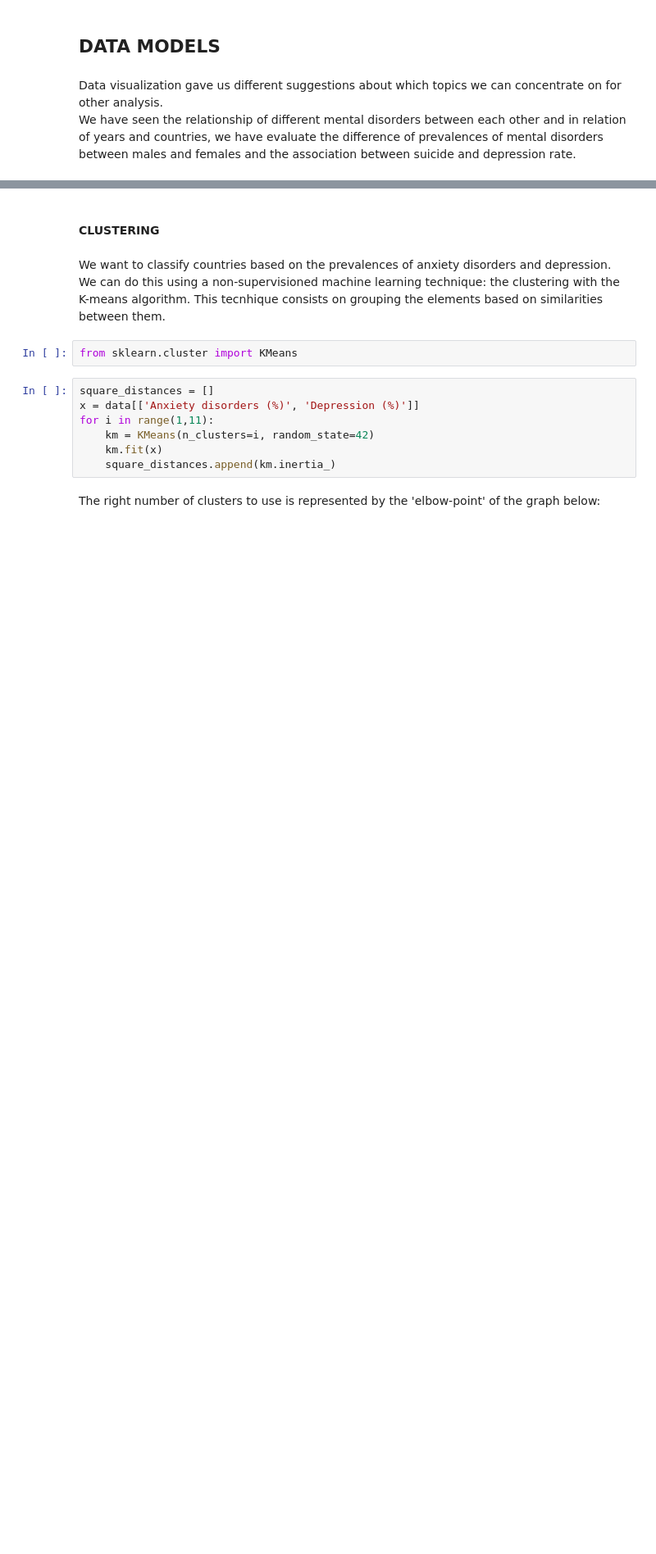
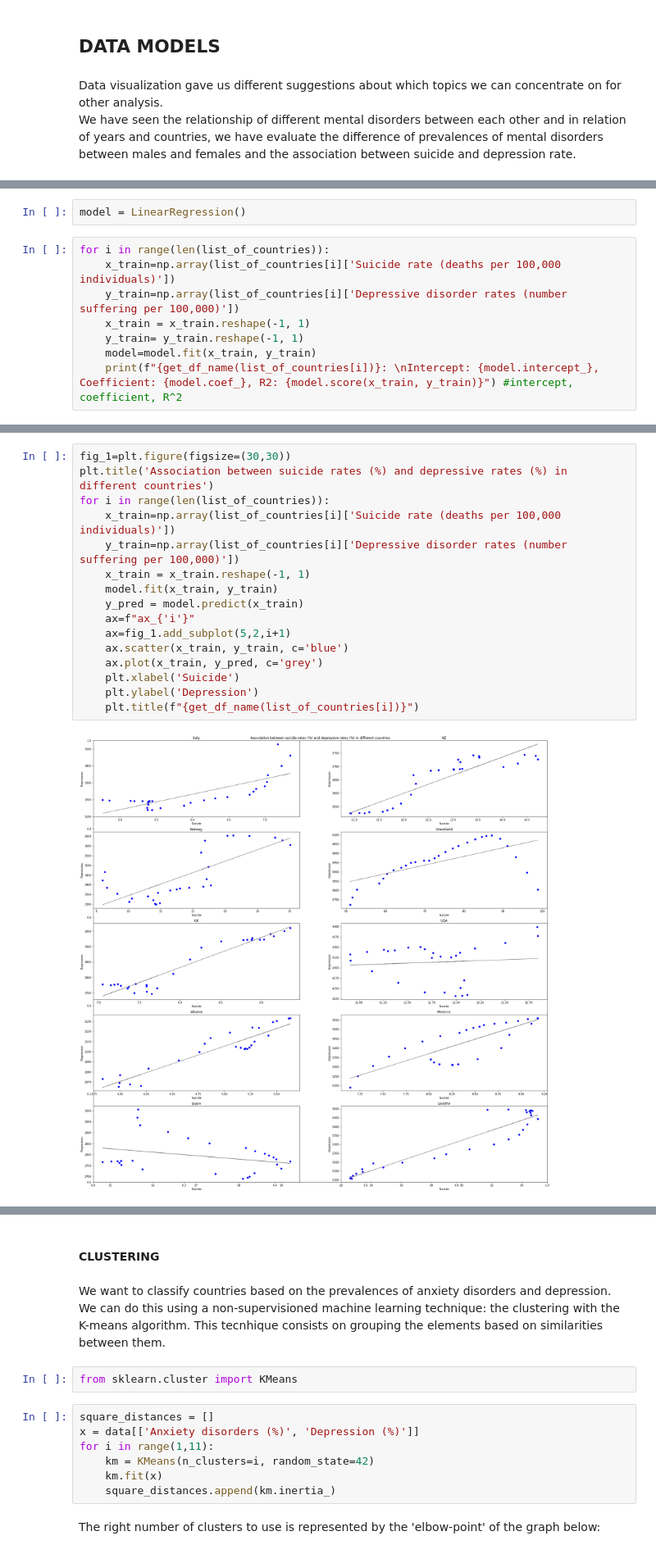
Before and after one commit to elisademuri/Project-Programming-and-Databases, a Jupyter notebook: Script esame.ipynb, the cells around one changed output, grey strips where cells are left out. Shown at 82% size. Saved outputs shown, nothing was run; the diff lists cells and outputs as text; blank space fills up the shorter version.

Commit message:
Add files via upload
Regression analysis

```diff
--- a/Script esame.ipynb
+++ b/Script esame.ipynb
@@ -1296,0 +1290,10 @@ plt.show()
+# %%
+model = LinearRegression()
+# %%
+for i in range(len(list_of_countries)):
+    x_train=np.array(list_of_countries[i]['Suicide rate (deaths per 100,000 individuals)'])
+    y_train=np.array(list_of_countries[i]['Depressive disorder rates (number suffering per 100,000)'])
+    x_train = x_train.reshape(-1, 1)
+    y_train= y_train.reshape(-1, 1)
+    model=model.fit(x_train, y_train)
+    print(f"{get_df_name(list_of_countries[i])}: \nIntercept: {model.intercept_}, Coefficient: {model.coef_}, R2: {model.score(x_train, y_train)}") #intercept, coefficient, R^2
@@ -1296,0 +1325,18 @@ plt.show()
+# %%
+fig_1=plt.figure(figsize=(30,30))
+plt.title('Association between suicide rates (%) and depressive rates (%) in different countries')
+for i in range(len(list_of_countries)):
+    x_train=np.array(list_of_countries[i]['Suicide rate (deaths per 100,000 individuals)'])
+    y_train=np.array(list_of_countries[i]['Depressive disorder rates (number suffering per 100,000)'])
+    x_train = x_train.reshape(-1, 1)
+    model.fit(x_train, y_train)
+    y_pred = model.predict(x_train)
+    ax=f"ax_{'i'}"
+    ax=fig_1.add_subplot(5,2,i+1)
+    ax.scatter(x_train, y_train, c='blue')
+    ax.plot(x_train, y_pred, c='grey')
+    plt.xlabel('Suicide')
+    plt.ylabel('Depression')
+    plt.title(f"{get_df_name(list_of_countries[i])}")
+# %% [output]
+[figure, added]
```
Also changed, not shown: parts of 22 cells of this notebook.
